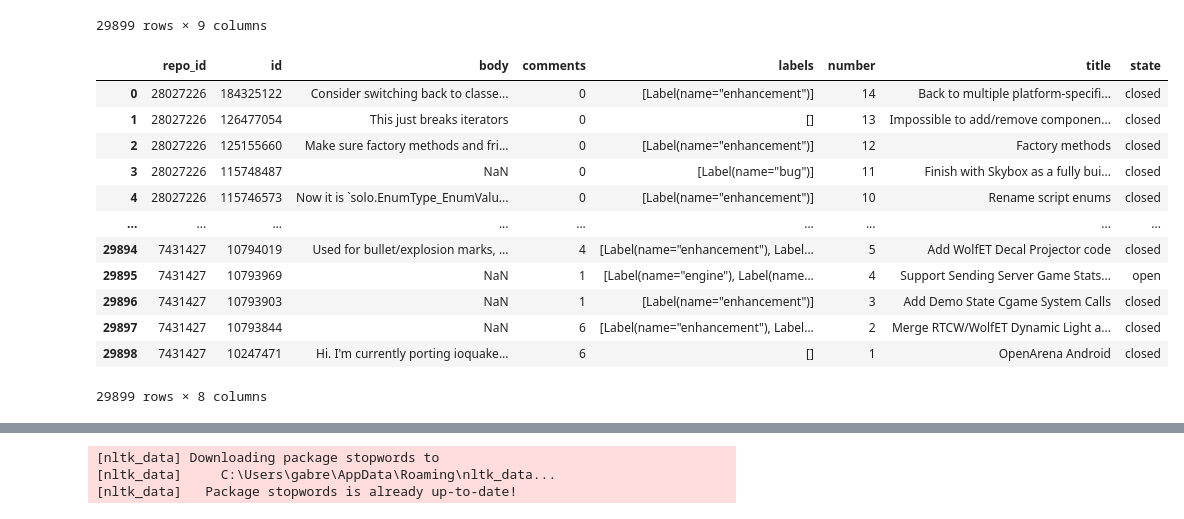
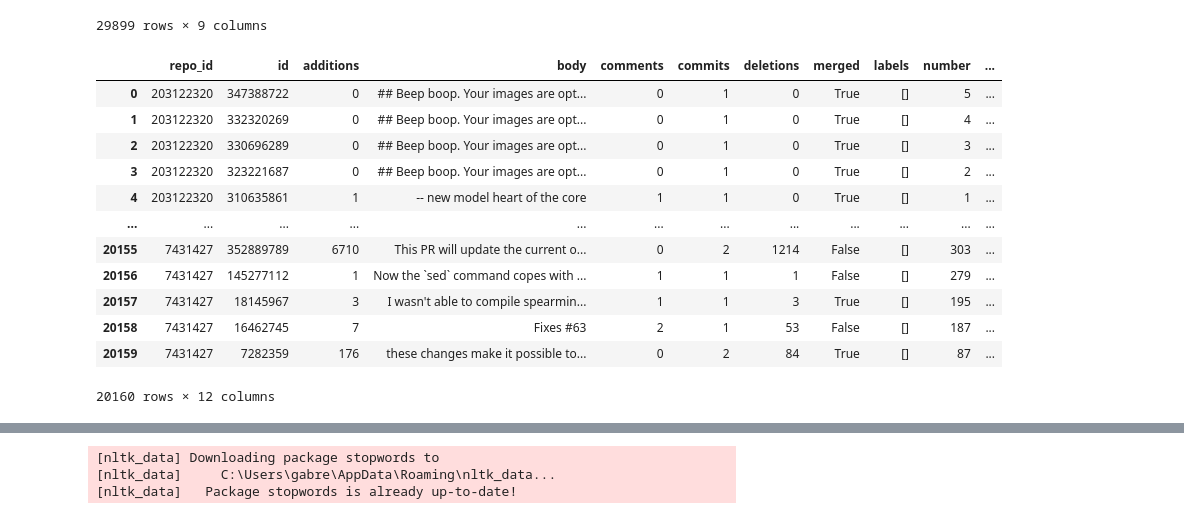
Before and after one commit to GabrielBG0/Mineracao-Repositorios, a Jupyter notebook: topicExtraction.ipynb, the cells around one changed output, grey strips where cells are left out. Saved outputs shown, nothing was run; the diff lists cells and outputs as text; code cells hidden in the pictures.

```diff
--- a/topicExtraction.ipynb
+++ b/topicExtraction.ipynb
@@ -21,23 +21,23 @@ issues
 | 29898 | 7431427 | 10247471 | Hi. I'm currently porting ioquake... | 6 | [] | 1 | OpenArena Android | False | closed |
 29899 rows × 9 columns
 # %%
-pr = pd.read_csv('Issue Data.csv', encoding='latin-1').filter(items=[
+pr = pd.read_csv('Pull Requests Data.csv', encoding='latin-1').filter(items=[
     'repo_id', 'id', 'additions', 'body', 'comments', 'commits', 'deletions', 'merged', 'labels', 'number', 'title', 'state'])
 pr
 # %% [output]
-|  | repo_id | id | body | comments | labels | number | title | state |
-| 0 | 28027226 | 184325122 | Consider switching back to classe... | 0 | [Label(name="enhancement")] | 14 | Back to multiple platform-specifi... | closed |
-| 1 | 28027226 | 126477054 | This just breaks iterators | 0 | [] | 13 | Impossible to add/remove componen... | closed |
-| 2 | 28027226 | 125155660 | Make sure factory methods and fri... | 0 | [Label(name="enhancement")] | 12 | Factory methods | closed |
-| 3 | 28027226 | 115748487 | NaN | 0 | [Label(name="bug")] | 11 | Finish with Skybox as a fully bui... | closed |
-| 4 | 28027226 | 115746573 | Now it is `solo.EnumType_EnumValu... | 0 | [Label(name="enhancement")] | 10 | Rename script enums | closed |
-| ... | ... | ... | ... | ... | ... | ... | ... | ... |
-| 29894 | 7431427 | 10794019 | Used for bullet/explosion marks, ... | 4 | [Label(name="enhancement"), Label... | 5 | Add WolfET Decal Projector code | closed |
-| 29895 | 7431427 | 10793969 | NaN | 1 | [Label(name="engine"), Label(name... | 4 | Support Sending Server Game Stats... | open |
-| 29896 | 7431427 | 10793903 | NaN | 1 | [Label(name="enhancement")] | 3 | Add Demo State Cgame System Calls | closed |
-| 29897 | 7431427 | 10793844 | NaN | 6 | [Label(name="enhancement"), Label... | 2 | Merge RTCW/WolfET Dynamic Light a... | closed |
-| 29898 | 7431427 | 10247471 | Hi. I'm currently porting ioquake... | 6 | [] | 1 | OpenArena Android | closed |
+|  | repo_id | id | additions | body | comments | commits | deletions | merged | labels | number | ... |
+| 0 | 203122320 | 347388722 | 0 | ## Beep boop. Your images are opt... | 0 | 1 | 0 | True | [] | 5 | ... |
+| 1 | 203122320 | 332320269 | 0 | ## Beep boop. Your images are opt... | 0 | 1 | 0 | True | [] | 4 | ... |
+| 2 | 203122320 | 330696289 | 0 | ## Beep boop. Your images are opt... | 0 | 1 | 0 | True | [] | 3 | ... |
+| 3 | 203122320 | 323221687 | 0 | ## Beep boop. Your images are opt... | 0 | 1 | 0 | True | [] | 2 | ... |
+| 4 | 203122320 | 310635861 | 1 | -- new model heart of the core | 1 | 1 | 0 | True | [] | 1 | ... |
+| ... | ... | ... | ... | ... | ... | ... | ... | ... | ... | ... | ... |
+| 20155 | 7431427 | 352889789 | 6710 | This PR will update the current o... | 0 | 2 | 1214 | False | [] | 303 | ... |
+| 20156 | 7431427 | 145277112 | 1 | Now the `sed` command copes with ... | 1 | 1 | 1 | False | [] | 279 | ... |
+| 20157 | 7431427 | 18145967 | 3 | I wasn't able to compile spearmin... | 1 | 1 | 3 | True | [] | 195 | ... |
+| 20158 | 7431427 | 16462745 | 7 | Fixes #63 | 2 | 1 | 53 | False | [] | 187 | ... |
+| 20159 | 7431427 | 7282359 | 176 | these changes make it possible to... | 0 | 2 | 84 | True | [] | 87 | ... |
-29899 rows × 8 columns
+20160 rows × 12 columns
 # %%
 import re
 
```
Also changed, not shown: parts of 18 cells of this notebook, 3 other files.
